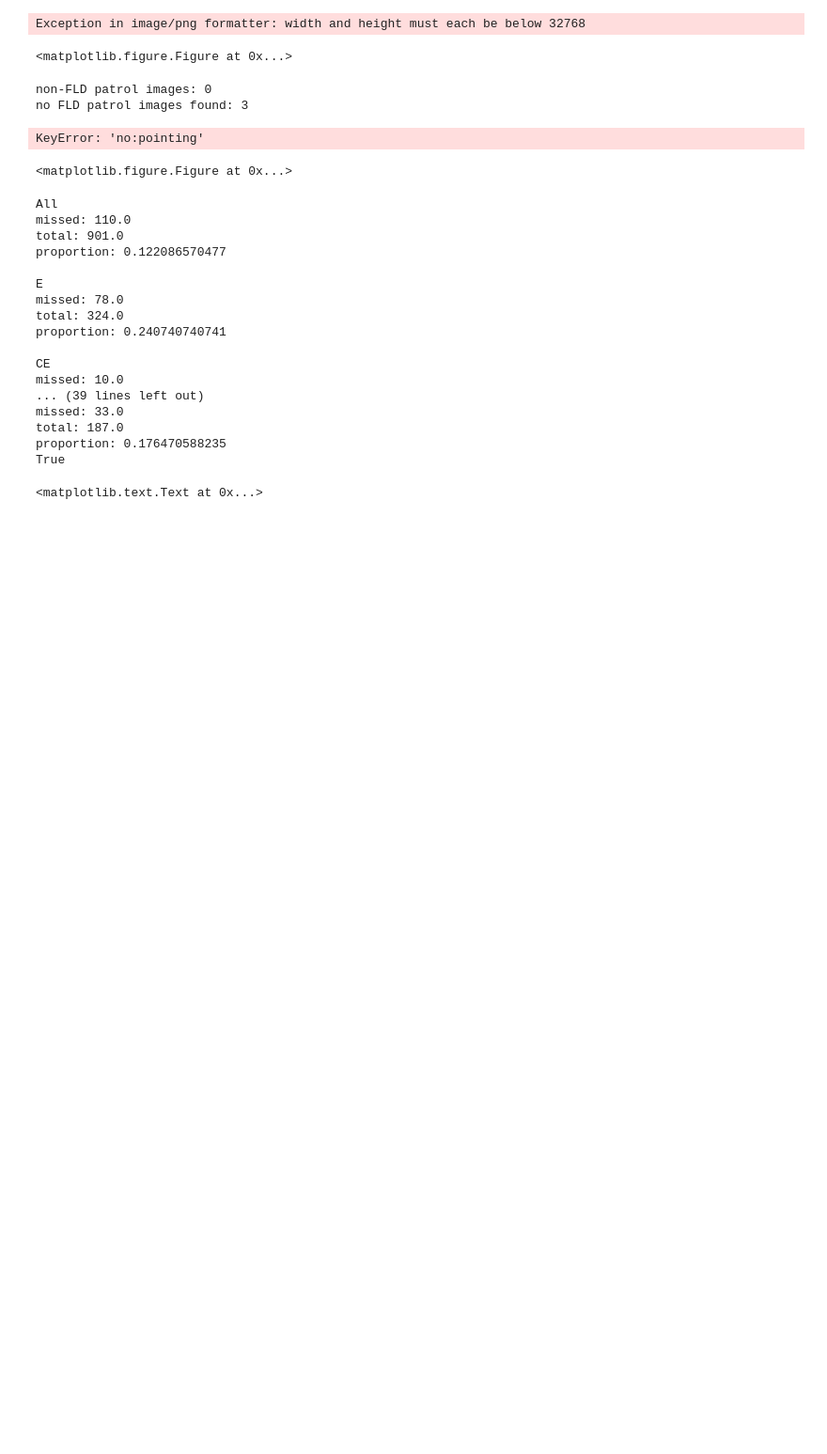
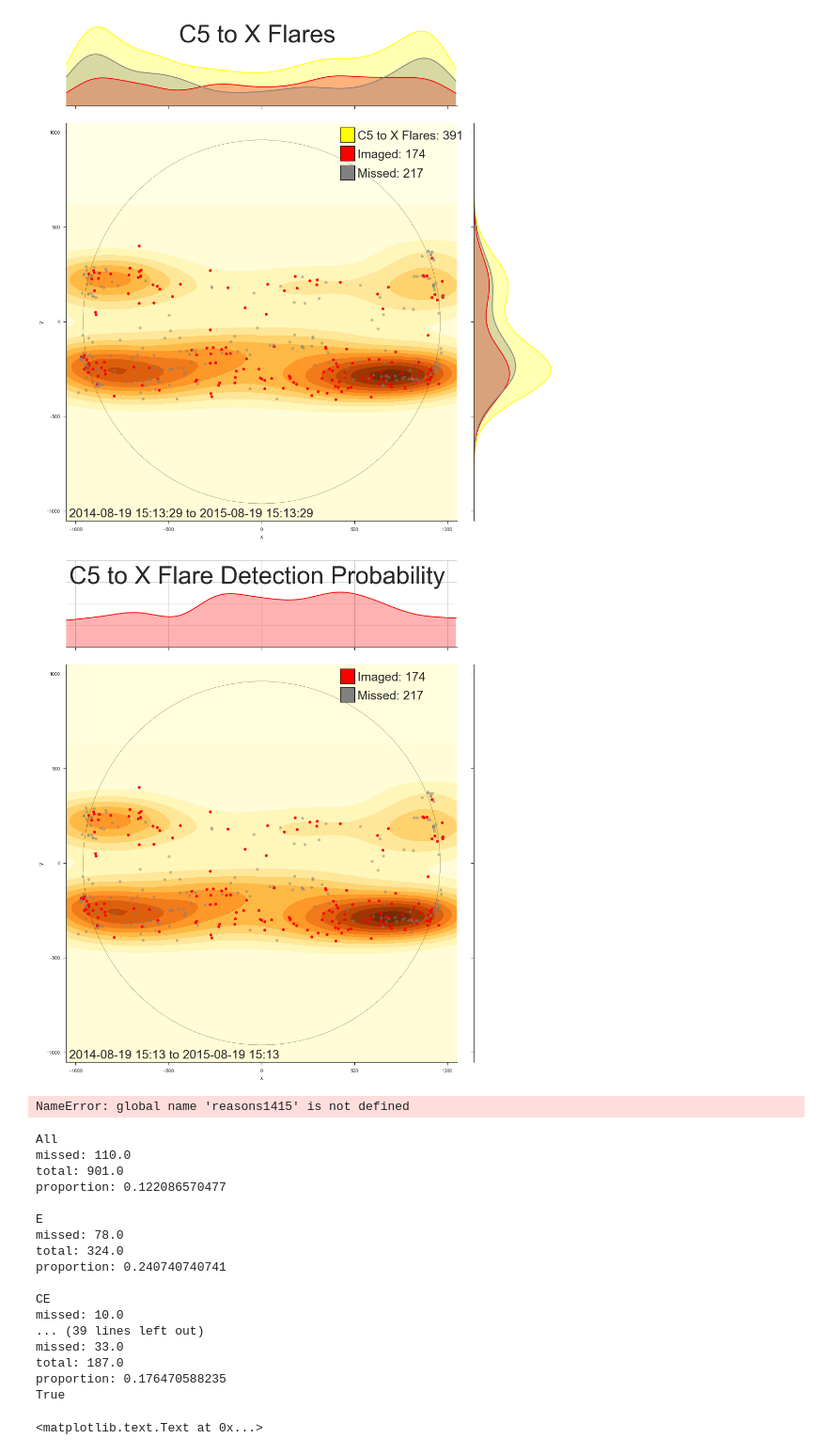
Before and after one commit to gwoelkicfa/xrt_metadata_project, a Jupyter notebook: xrt_flare_analysis.ipynb, the cells around one changed output. Shown at 94% size. Saved outputs shown, nothing was run; the diff lists cells and outputs as text; code cells hidden in the pictures; blank space fills up the shorter version.

Commit message:
Fix ValueError in genProbPlot

```diff
--- a/xrt_flare_analysis.ipynb
+++ b/xrt_flare_analysis.ipynb
@@ -459,6 +459,7 @@ def genProbPlot(t_i,t_f,flareType,scale=False,data=pd.DataFrame(),save=False,sho
 
     ax_sun.scatter(coorsMissed['x'],coorsMissed['y'],s=30,color='grey',alpha=0.5,zorder=2)
 
+
     # Create secondary plot features
     ax1.axis([-1050,1050,0,1])
     ax1.plot(xnew,splines[1]/splines[0],color='red')
@@ -467,20 +468,20 @@ def genProbPlot(t_i,t_f,flareType,scale=False,data=pd.DataFrame(),save=False,sho
 
     ax1.set_yticks([0.0,0.25,0.5,0.75,1.0])
 
+
     # Create legends/titles/timestamp
-    ax1.add_patch(plt.Rectangle((425,950),75,75,color='red',
+    ax_sun.add_patch(plt.Rectangle((425,950),75,75,color='red',
                                     path_effects=[PathEffects.withStroke(linewidth=2,foreground="black")]))
-    ax1.text(515,965,'Imaged: ' + str(len(coorsXrt)),size=25)
+    ax_sun.text(515,965,'Imaged: ' + str(len(coorsXrt)),size=25)
 
-    ax1.add_patch(plt.Rectangle((425,850),75,75,color='grey',
+    ax_sun.add_patch(plt.Rectangle((425,850),75,75,color='grey',
                                     path_effects=[PathEffects.withStroke(linewidth=2,foreground="black")]))
-    ax1.text(515,865,'Missed: ' + str(len(coorsMissed)),size=25)
-
+    ax_sun.text(515,865,'Missed: ' + str(len(coorsMissed)),size=25)
 
     title = flareType[0] + ' Flare Detection Probability'
     fig.suptitle(title,size=50,x=0.42)
 
-    ax_sun.text(.065,.05,t_i.strftime('%Y-%m-%d %H:%M')+' to '+t_f.strftime('%Y-%m-%d %H:%M'),size=25)
+    fig.text(.065,.05,t_i.strftime('%Y-%m-%d %H:%M')+' to '+t_f.strftime('%Y-%m-%d %H:%M'),size=25)
 
     if show:
         plt.show()
@@ -1593,41 +1675,38 @@ types = [('C5 to X','C5','Z')]
 
 for flareType in types:
     #Generate and save plots
     try:
-        #genDistPlot(t_i,t_f,flareType,data=data,bw=125)
-        genProbPlot(t_i,t_f,flareType,data=data,bw=125,save=True)
+        genDistPlot(t_i,t_f,flareType,data=data,bw=125)
+        genProbPlot(t_i,t_f,flareType,data=data,bw=125)
         #genHistogram(t_i,t_f,flareType,data=data)
         #genFlareResPlot(t_i,t_f,flareType,data=data,bw=125)
         continue;
     except ValueError:
         pass;
     continue;
 
 #genFRPercentPlot(t_i,t_f)
 #genFRValuePlot(t_i,t_f)
 #genObsNotesPlot(t_i,t_f)
 #genObsNotesClassPlot(t_i,t_f,('C5 to X','C5','Z'))
 genObsNotesClassPlot(t_i,t_f,('C5 to X','C5','Z'))
 genObsNoteDistPlot(t_i,t_f,('C5 to X','C5','Z'),bw=150)
 
 t_f = datetime.datetime(2013,7,1)
 t_i = datetime.datetime(2013,1,1)
 genObsNotePie(t_i,t_f,('C5 to X','C5','X'))
 
 t_f = datetime.datetime(2014,1,1)
 t_i = datetime.datetime(2013,7,1)
 genObsNotePie(t_i,t_f,('C5 to X','C5','X'))
 
 t_f = datetime.datetime.utcnow()-datetime.timedelta(days=365*0)
 t_i = t_f - datetime.timedelta(days=365*1)
 genCCDPlot(t_i,t_f,('C5 to X','C5','Z'))
 # %% [output]
+[figure, added]
+[figure, added]
-Exception in image/png formatter: width and height must each be below 32768
+NameError: global name 'reasons1415' is not defined
-<matplotlib.figure.Figure at 0x...>
-non-FLD patrol images: 0
-no FLD patrol images found: 3
-KeyError: 'no:pointing'
-<matplotlib.figure.Figure at 0x...>
 # %%
 t_f = datetime.datetime.utcnow()-datetime.timedelta(days=0)
 t_i = t_f - datetime.timedelta(days=365*10)
```
Also changed, not shown: parts of 3 cells of this notebook.
